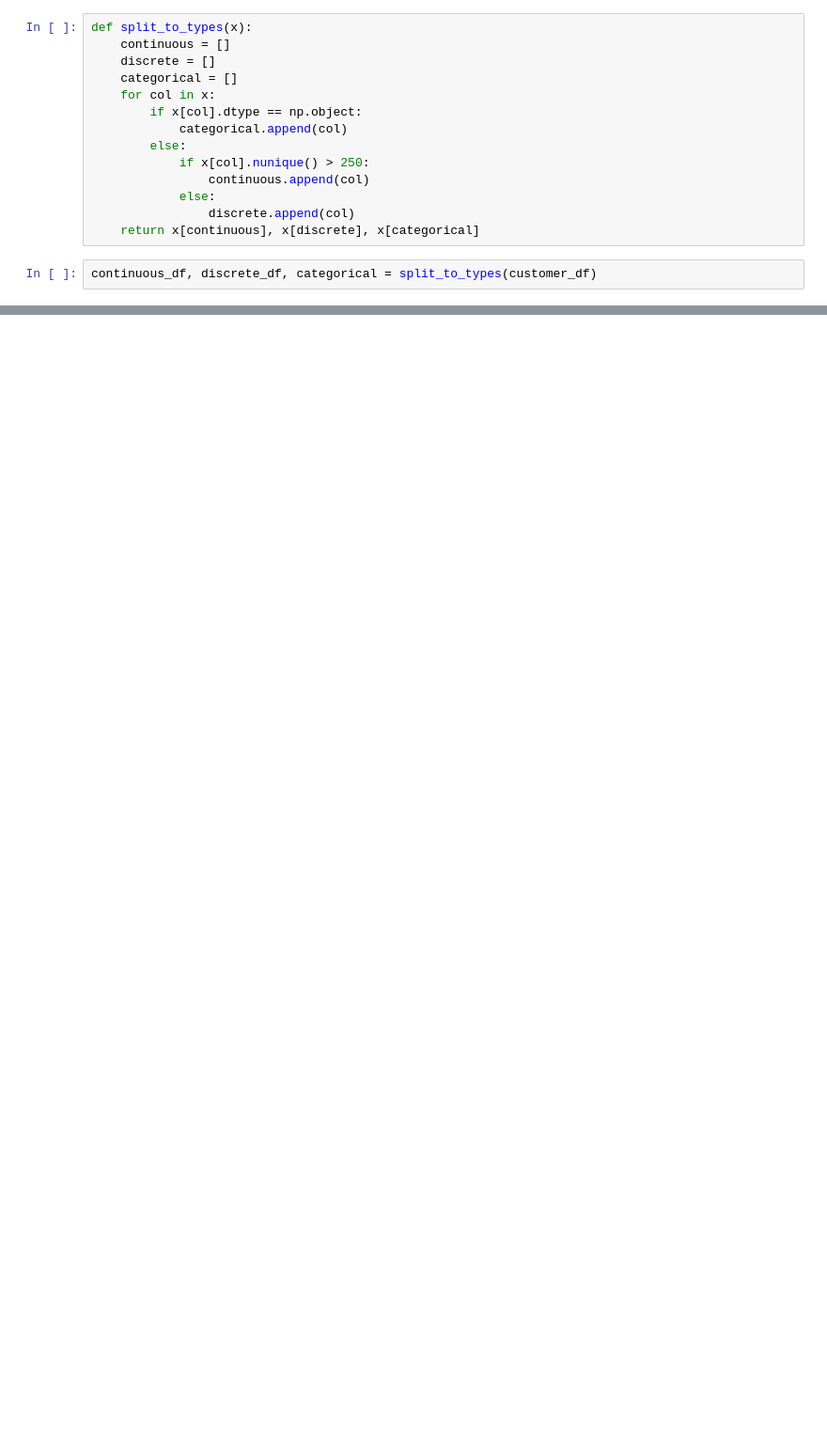
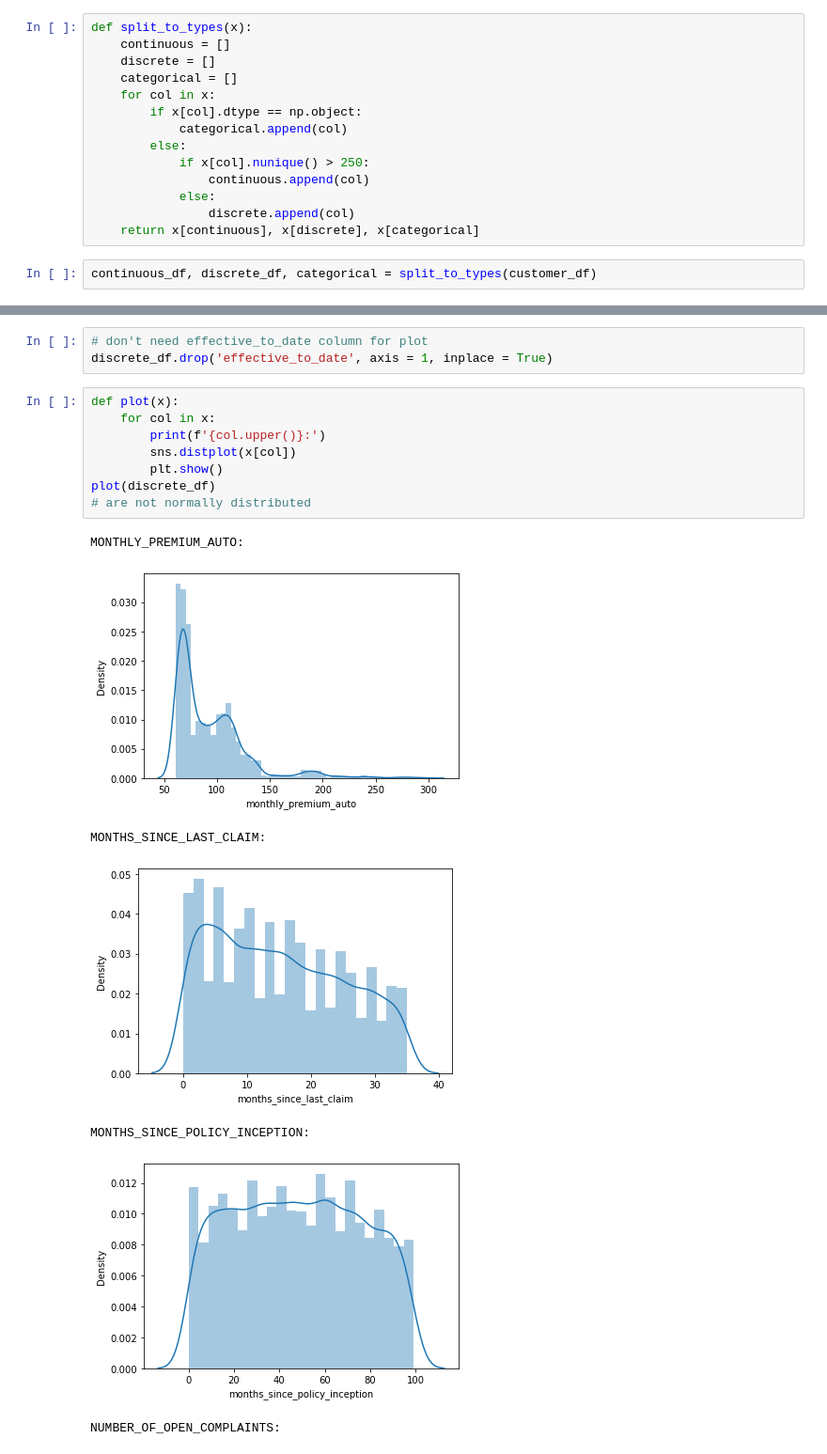
Before and after one commit to HajarRafi/lab-cleaning-data, a Jupyter notebook: cleaning-categorical-data.ipynb, the cells around one changed output, grey strips where cells are left out. Shown at 94% size. Cells and saved outputs as stored; diff of their text form; blank space fills up the shorter version.

```diff
--- a/cleaning-categorical-data.ipynb
+++ b/cleaning-categorical-data.ipynb
@@ -43,0 +65,19 @@ plt.show()
+# %%
+# don't need effective_to_date column for plot
+discrete_df.drop('effective_to_date', axis = 1, inplace = True)
+# %%
+def plot(x):
+    for col in x:
+        print(f'{col.upper()}:')
+        sns.distplot(x[col])
+        plt.show()
+plot(discrete_df)
+# are not normally distributed
+# %% [output]
+MONTHLY_PREMIUM_AUTO:
+[figure, added]
+MONTHS_SINCE_LAST_CLAIM:
+[figure, added]
+MONTHS_SINCE_POLICY_INCEPTION:
+[figure, added]
+NUMBER_OF_OPEN_COMPLAINTS:
```
Also changed, not shown: parts of 13 cells of this notebook.
